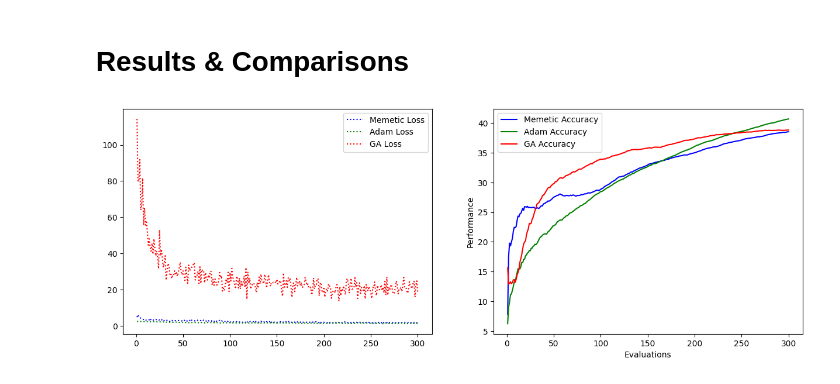
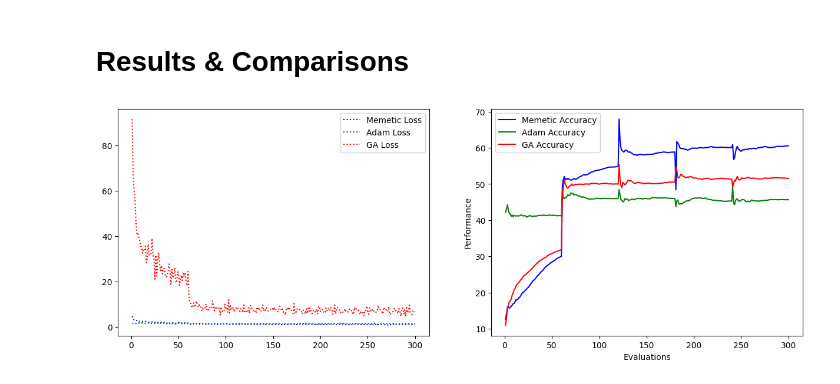
Before and after one commit to ali-shihab/metaheuristic-swarm-optimiser, a Jupyter notebook: ci_cw_final.ipynb, the cells around one changed output. Saved outputs shown, nothing was run; the diff lists cells and outputs as text; code cells hidden in the pictures.

```diff
--- a/ci_cw_final.ipynb
+++ b/ci_cw_final.ipynb
@@ -1306,6 +1322,7 @@ def memetic_train_and_validate(model, toolbox, pop, train_loader, test_loader, c
     best_accuracy = 0             # track the best accuracy
     loss_curve = []  # track loss curve
     accuracy_curve = []  # track accuracy curve
+    gammas = [] # track gamma
 
     # train
     for epoch in range(epochs):
@@ -1318,7 +1335,7 @@ def memetic_train_and_validate(model, toolbox, pop, train_loader, test_loader, c
             inputs = train_transform(inputs, mean, std)
             #inputs, train_load_labels = inputs.to(device), train_load_labels.to(device)
             i += 1
-            new_weights, new_biases, pop = pso_optimize(model, toolbox, pop, inputs, train_load_labels, i, fits)
+            new_weights, new_biases, pop = pso_optimize(model, toolbox, pop, inputs, train_load_labels, i, fits, gammas)
             model.fc3.weight = torch.nn.Parameter(new_weights)
             model.fc3.biases = torch.nn.Parameter(new_biases)
             inputs, train_load_labels = inputs.to(device), train_load_labels.to(device)
@@ -1415,7 +1432,7 @@ toolbox.register("learn", behaviour_learning)
 
 # Model hyperparameters
 dropout_prob = 0.30
-num_epochs = 20
+num_epochs = 5
 batch_size = 128
 
 memtic_loss = None
@@ -1460,7 +1477,7 @@ for fold, (train_fold_indices, val_fold_indices) in enumerate(skf.split(train_id
     criterion = nn.CrossEntropyLoss()
     optimizer = torch.optim.Adam(model_memetic.parameters(), lr=0.001)
 
-    model_memetic, memetic_loss, memetic_accuracy = memetic_train_and_validate(model_memetic, toolbox, pop, train_loader, val_loader, criterion, optimizer, mean, std, fits_memetic, epochs=1)
+    model_memetic, memetic_loss, memetic_accuracy = memetic_train_and_validate(model_memetic, toolbox, pop, train_loader, val_loader, criterion, optimizer, mean, std, fits_memetic, epochs=num_epochs)
     break
 # %% [output]
 Fold 1/5
@@ -1577,33 +1568,33 @@ plt.plot(coeff_var_of_fits)
 # %%
 final_fig = plt.figure(figsize=(15,5))
 
 # First subplot
 loss_plot_final = final_fig.add_subplot(121)
 
 # Second subplot
 acc_plot_final = final_fig.add_subplot(122)
 
 # Example data
 epochs = list(range(1, 301))  # Replace with your actual x-axis values
 
 # Plotting
-acc_plot_final.plot(epochs, memetic_accuracy, color='blue', linestyle='-', label='Memetic Accuracy')
-acc_plot_final.plot(epochs, adam_accuracy, color='green', linestyle='-', label='Adam Accuracy')
-loss_plot_final.plot(epochs, memetic_loss, color='blue', linestyle=':', label='Memetic Loss')
-loss_plot_final.plot(epochs, adam_loss, color='green', linestyle=':', label='Adam Loss')
-acc_plot_final.plot(epochs, ga_accuracy, color='red', linestyle='-', label='GA Accuracy')
-loss_plot_final.plot(epochs, ga_loss, color='red', linestyle=':', label='GA Loss')
+acc_plot_final.plot(epochs, memetic_accuracy[::5], color='blue', linestyle='-', label='Memetic Accuracy')
+acc_plot_final.plot(epochs, adam_retrain_accuracy[::5], color='green', linestyle='-', label='Adam Accuracy')
+loss_plot_final.plot(epochs, memetic_loss[::5], color='blue', linestyle=':', label='Memetic Loss')
+loss_plot_final.plot(epochs, adam_retrain_loss[::5], color='green', linestyle=':', label='Adam Loss')
+acc_plot_final.plot(epochs, ga_accuracy[::5], color='red', linestyle='-', label='GA Accuracy')
+loss_plot_final.plot(epochs, ga_loss[::5], color='red', linestyle=':', label='GA Loss')
 
 
 # Labeling Axes
 plt.xlabel('Evaluations')
 plt.ylabel('Performance')
 
 # Adding a Legend
 acc_plot_final.legend()
 loss_plot_final.legend()
 
 # Show the plot
 plt.show()
 # %% [output]
-[figure, old version]
+[figure, new version]
```
Also changed, not shown: parts of 18 cells of this notebook, 8 other files.
